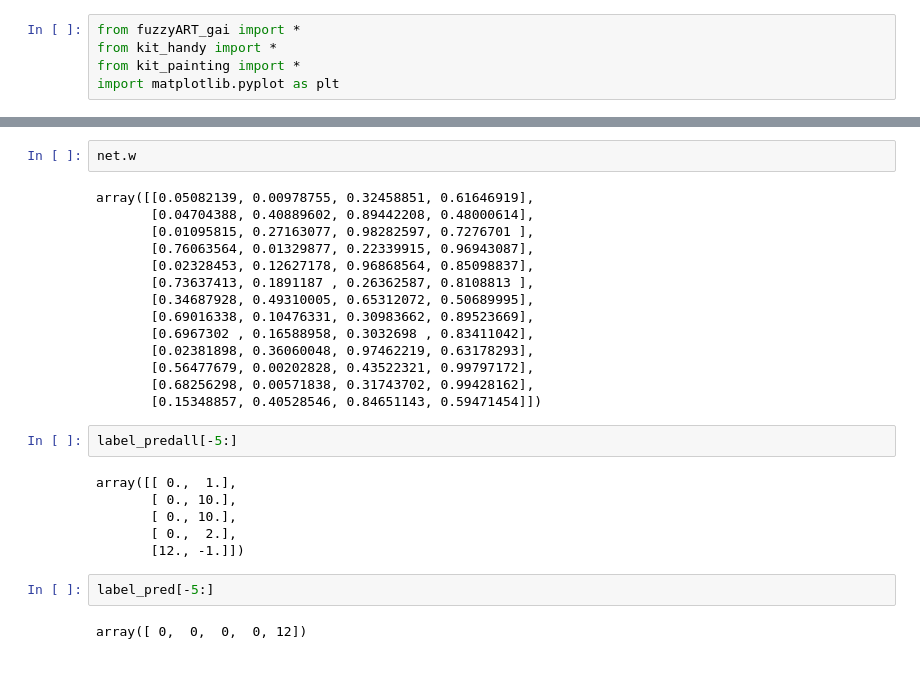
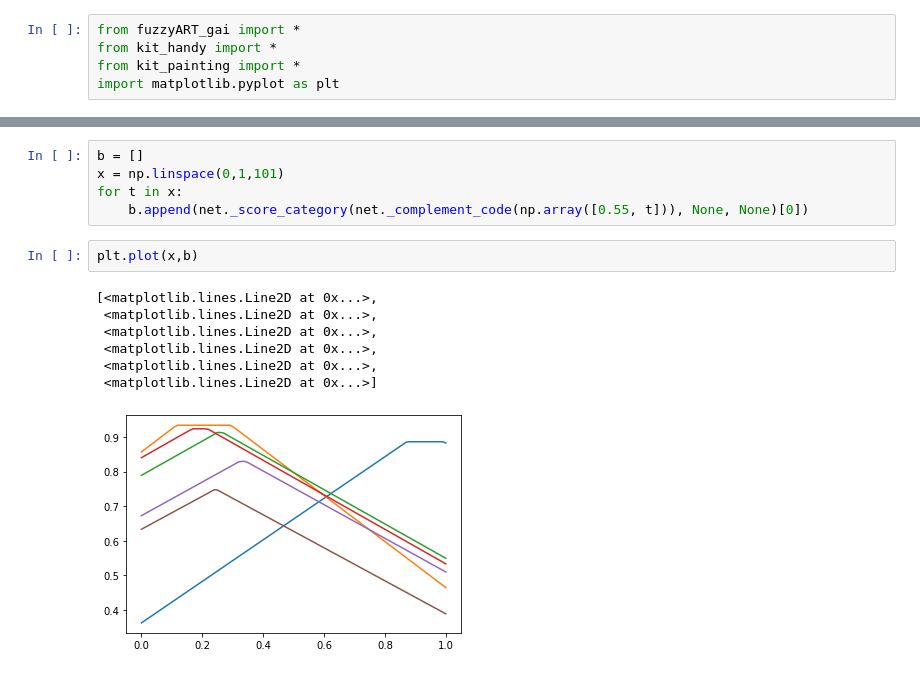
Before and after one commit to anish-lu-yihe/art, a Jupyter notebook: fuzzyART_thru_train.ipynb, the cells around one changed output, grey strips where cells are left out. Drawn from its saved outputs; the diff is of its cells as text.

```diff
--- a/fuzzyART_thru_train.ipynb
+++ b/fuzzyART_thru_train.ipynb
@@ -73,28 +58,15 @@ Category 10 is too small
-# %%
-net.w
-# %% [output]
-array([[0.05082139, 0.00978755, 0.32458851, 0.61646919],
-       [0.04704388, 0.40889602, 0.89442208, 0.48000614],
-       [0.01095815, 0.27163077, 0.98282597, 0.7276701 ],
-       [0.76063564, 0.01329877, 0.22339915, 0.96943087],
-       [0.02328453, 0.12627178, 0.96868564, 0.85098837],
-       [0.73637413, 0.1891187 , 0.26362587, 0.8108813 ],
-       [0.34687928, 0.49310005, 0.65312072, 0.50689995],
-       [0.69016338, 0.10476331, 0.30983662, 0.89523669],
-       [0.6967302 , 0.16588958, 0.3032698 , 0.83411042],
-       [0.02381898, 0.36060048, 0.97462219, 0.63178293],
-       [0.56477679, 0.00202828, 0.43522321, 0.99797172],
-       [0.68256298, 0.00571838, 0.31743702, 0.99428162],
-       [0.15348857, 0.40528546, 0.84651143, 0.59471454]])
-# %%
-label_predall[-5:]
-# %% [output]
-array([[ 0.,  1.],
-       [ 0., 10.],
-       [ 0., 10.],
-       [ 0.,  2.],
-       [12., -1.]])
-# %%
-label_pred[-5:]
-# %% [output]
-array([ 0,  0,  0,  0, 12])
+# %%
+b = []
+x = np.linspace(0,1,101)
+for t in x:
+    b.append(net._score_category(net._complement_code(np.array([0.55, t])), None, None)[0])
+# %%
+plt.plot(x,b)
+# %% [output]
+[<matplotlib.lines.Line2D at 0x...>,
+ <matplotlib.lines.Line2D at 0x...>,
+ <matplotlib.lines.Line2D at 0x...>,
+ <matplotlib.lines.Line2D at 0x...>,
+ <matplotlib.lines.Line2D at 0x...>,
+ <matplotlib.lines.Line2D at 0x...>]
+[figure, added]
```
Also changed, not shown: parts of 6 cells of this notebook, 1 other file.
